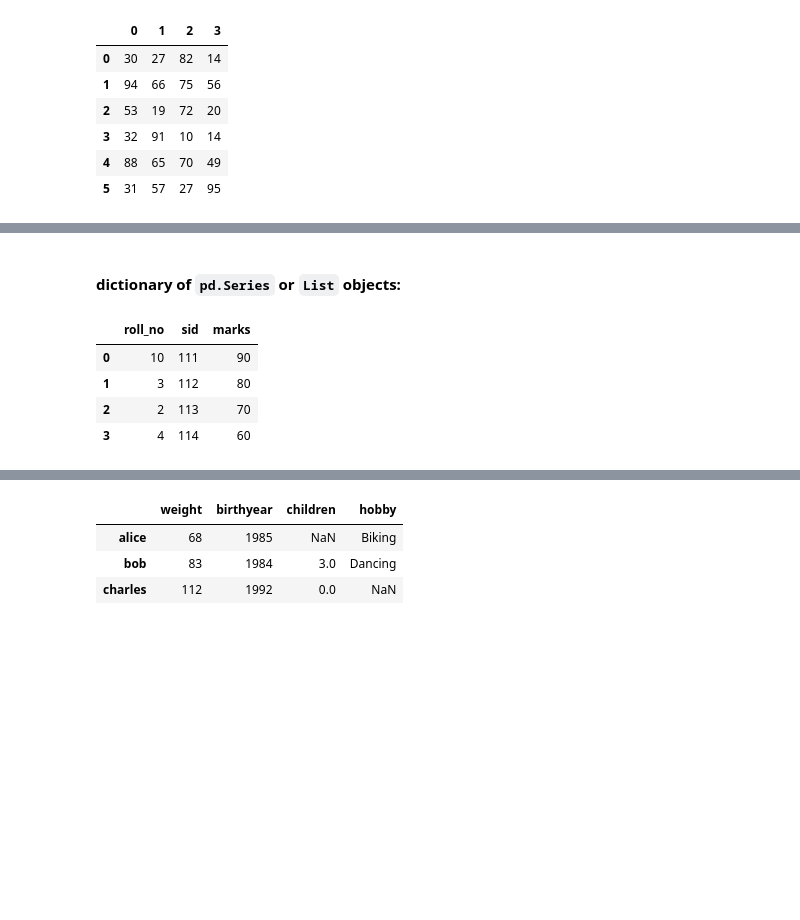
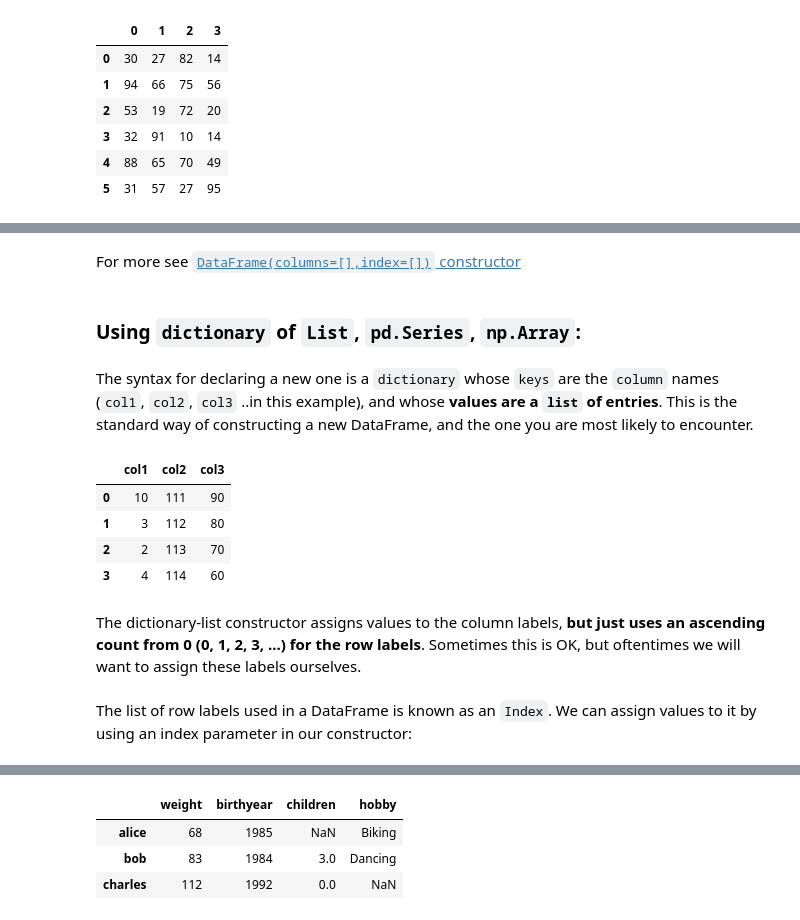
Before and after one commit to dev-SR/machine-learning, a Jupyter notebook: 01pandas/pandas.ipynb, the cells around one changed output, grey strips where cells are left out. Saved outputs shown, nothing was run; the diff lists cells and outputs as text; code cells hidden in the pictures; blank space fills up the shorter version.

```diff
--- a/01pandas/pandas.ipynb
+++ b/01pandas/pandas.ipynb
@@ -283,16 +300,23 @@ pandas.core.series.Series
+# %% [markdown]
+For more see [`DataFrame(columns=[],index=[])` constructor](#dataframecolumnsindex-constructor)
 # %% [markdown]
-#### dictionary of `pd.Series` or `List` objects:
+### Using `dictionary` of `List`, `pd.Series`, `np.Array`:
+# %% [markdown]
+The syntax for declaring a new one is a `dictionary` whose `keys` are the `column` names (`col1`, `col2`, `col3` ..in this example), and whose **values are a `list` of entries**. This is the standard way of constructing a new DataFrame, and the one you are most likely to encounter.
 # %%
-data = {
-	'roll_no': [10,3,2,4],
-	'sid':[111,112,113,114],
-	'marks':[90,80,70,60]
-}
-df = pd.DataFrame(data)
+df = pd.DataFrame({
+	'col1': [10, 3, 2, 4],
+	'col2': [111, 112, 113, 114],
+	'col3': [90, 80, 70, 60]
+})
 df
 # %% [output]
-|  | roll_no | sid | marks |
+|  | col1 | col2 | col3 |
 | 0 | 10 | 111 | 90 |
 | 1 | 3 | 112 | 80 |
 | 2 | 2 | 113 | 70 |
 | 3 | 4 | 114 | 60 |
+# %% [markdown]
+The dictionary-list constructor assigns values to the column labels, **but just uses an ascending count from 0 (0, 1, 2, 3, ...) for the row labels**. Sometimes this is OK, but oftentimes we will want to assign these labels ourselves.
+# %% [markdown]
+The list of row labels used in a DataFrame is known as an `Index`. We can assign values to it by using an index parameter in our constructor:
```
Also changed, not shown: parts of 329 cells of this notebook, 7 other files.
